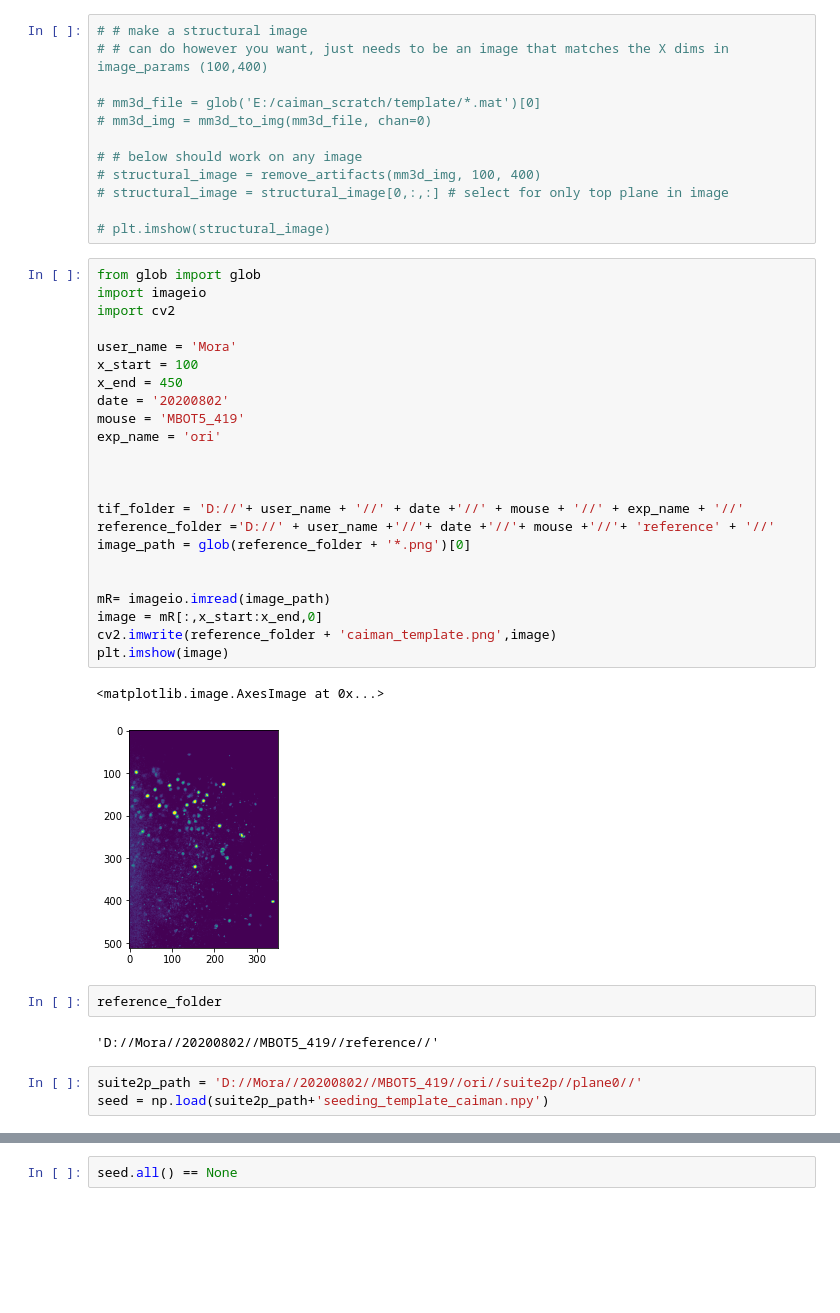
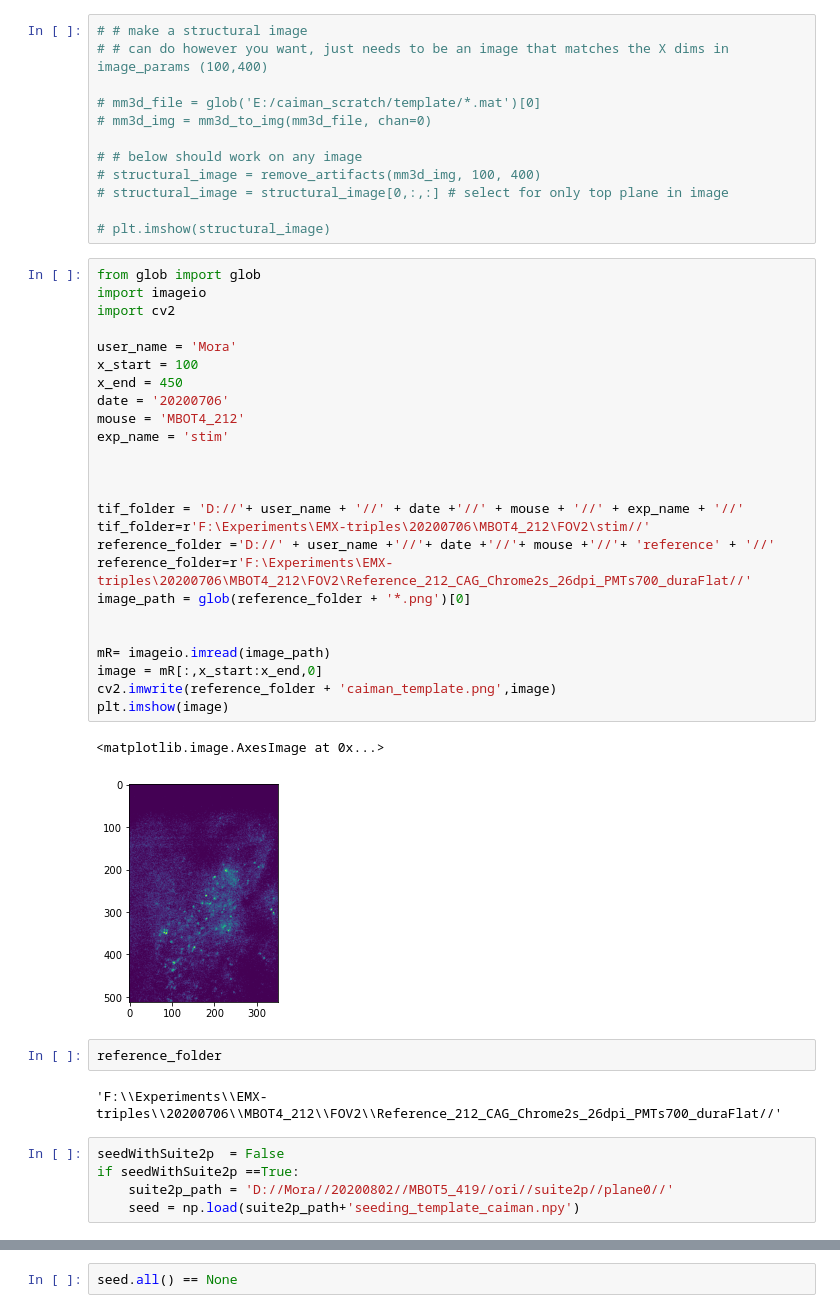
Before and after one commit to willyh101/caiman_online, a Jupyter notebook: notebooks/stimulate_analysis_Satsuma.ipynb, the cells around one changed output, grey strips where cells are left out. Cells and saved outputs as stored; diff of their text form; blank space fills up the shorter version.

```diff
--- a/notebooks/stimulate_analysis_Satsuma.ipynb
+++ b/notebooks/stimulate_analysis_Satsuma.ipynb
@@ -20,36 +23,40 @@ from utils import tic, toc, ptoc, remove_artifacts, mm3d_to_img
 # %%
 from glob import glob
 import imageio
 import cv2
 
 user_name = 'Mora'
 x_start = 100
 x_end = 450
-date = '20200802'
-mouse = 'MBOT5_419'
-exp_name = 'ori'
+date = '20200706'
+mouse = 'MBOT4_212'
+exp_name = 'stim'
 
 
 
 tif_folder = 'D://'+ user_name + '//' + date +'//' + mouse + '//' + exp_name + '//'
+tif_folder=r'F:\Experiments\EMX-triples\20200706\MBOT4_212\FOV2\stim//'
 reference_folder ='D://' + user_name +'//'+ date +'//'+ mouse +'//'+ 'reference' + '//'
+reference_folder=r'F:\Experiments\EMX-triples\20200706\MBOT4_212\FOV2\Reference_212_CAG_Chrome2s_26dpi_PMTs700_duraFlat//'
 image_path = glob(reference_folder + '*.png')[0]
 
 
 mR= imageio.imread(image_path)
 image = mR[:,x_start:x_end,0]
 cv2.imwrite(reference_folder + 'caiman_template.png',image)
 plt.imshow(image)
 # %% [output]
 <matplotlib.image.AxesImage at 0x...>
-[figure, old version]
+[figure, new version]
 # %%
 reference_folder
 # %% [output]
-'D://Mora//20200802//MBOT5_419//reference//'
+'F:\\Experiments\\EMX-triples\\20200706\\MBOT4_212\\FOV2\\Reference_212_CAG_Chrome2s_26dpi_PMTs700_duraFlat//'
 # %%
-suite2p_path = 'D://Mora//20200802//MBOT5_419//ori//suite2p//plane0//'
-seed = np.load(suite2p_path+'seeding_template_caiman.npy')
+seedWithSuite2p  = False
+if seedWithSuite2p ==True:
+    suite2p_path = 'D://Mora//20200802//MBOT5_419//ori//suite2p//plane0//'
+    seed = np.load(suite2p_path+'seeding_template_caiman.npy')
 # %%
 seed.shape
 # %% [output]
```
Also changed, not shown: parts of 4 cells of this notebook, 2 other files.
